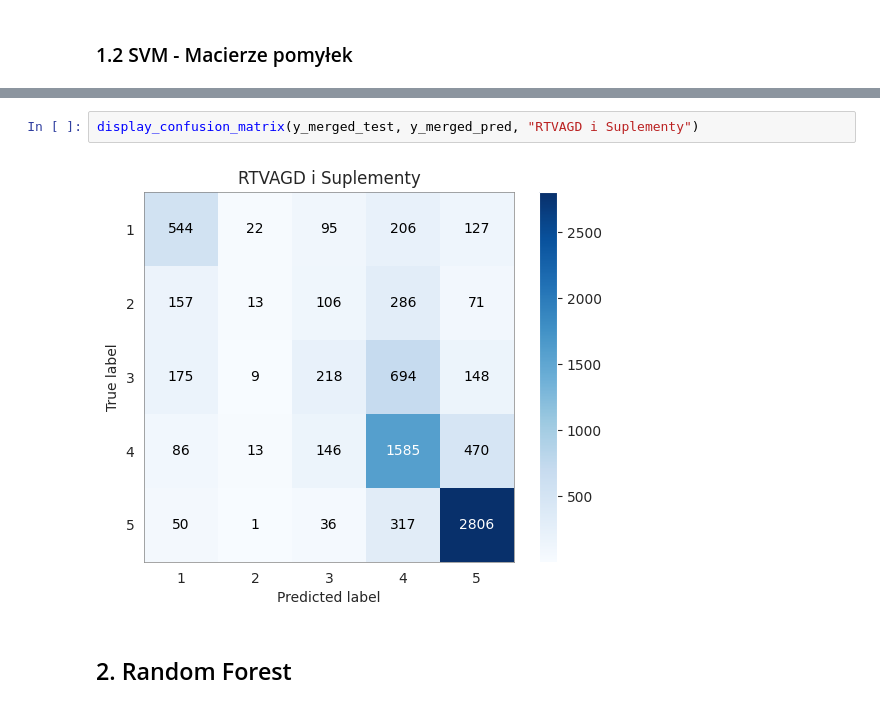
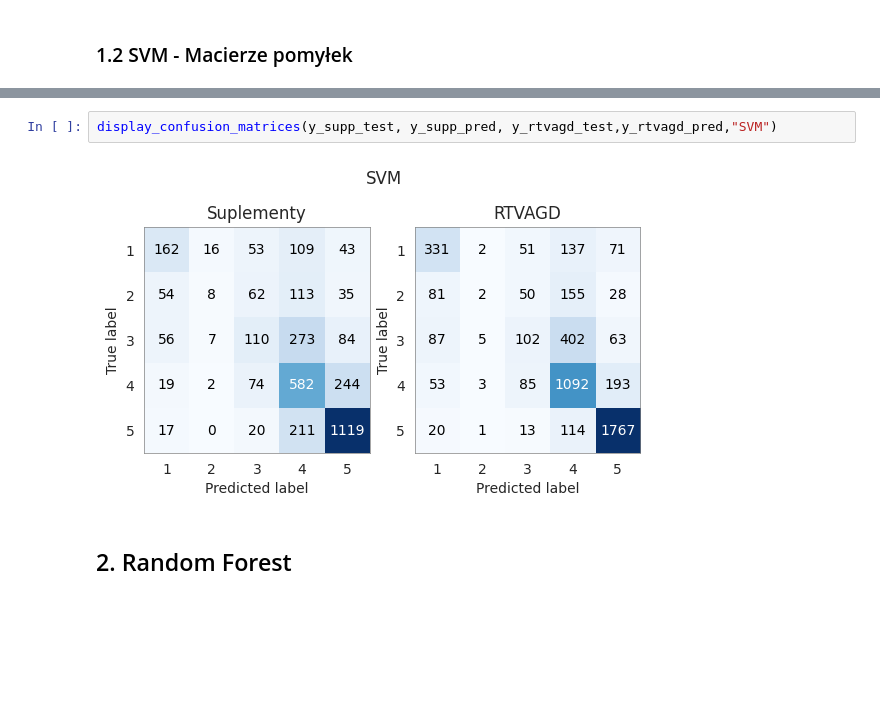
Before and after one commit to 13Dominik/engineering_thesis, a Jupyter notebook: project.ipynb, the cells around one changed output, grey strips where cells are left out. Saved outputs shown, nothing was run; the diff lists cells and outputs as text; blank space fills up the shorter version.

```diff
--- a/project.ipynb
+++ b/project.ipynb
@@ -507,7 +562,7 @@ display_confusion_matrix(y_rtvagd_test, y_rtvagd_pred, "RTVAGD")
-# %%
-display_confusion_matrix(y_merged_test, y_merged_pred, "RTVAGD i Suplementy")
-# %% [output]
-[figure, removed]
+# %%
+display_confusion_matrices(y_supp_test, y_supp_pred, y_rtvagd_test,y_rtvagd_pred,"SVM")
+# %% [output]
+[figure, added]
 # %% [markdown]
 ## 2. Random Forest
 # %%
```
Also changed, not shown: parts of 20 cells of this notebook, 17 other files.
